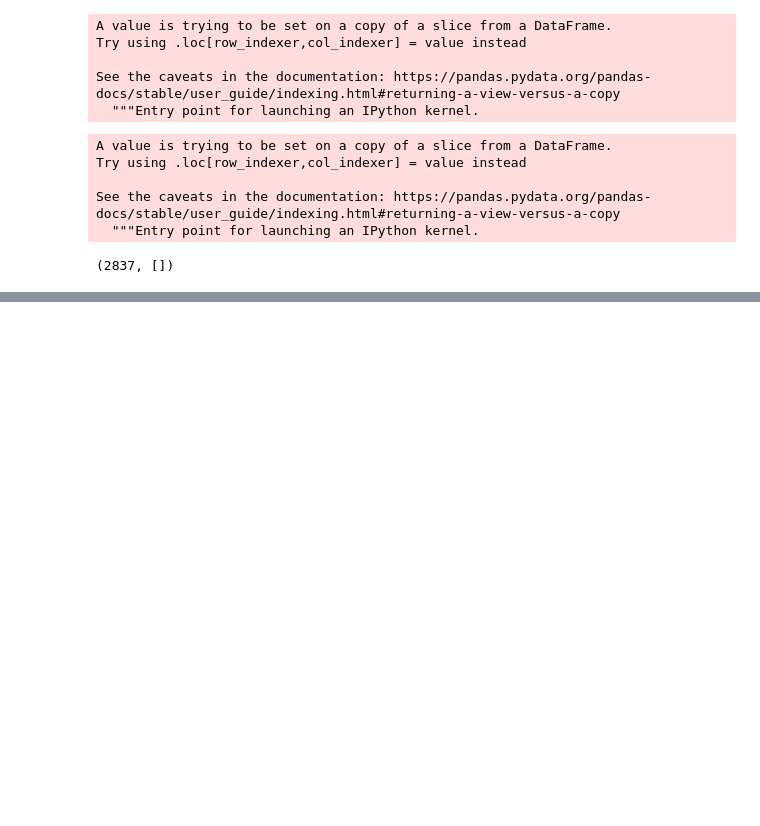
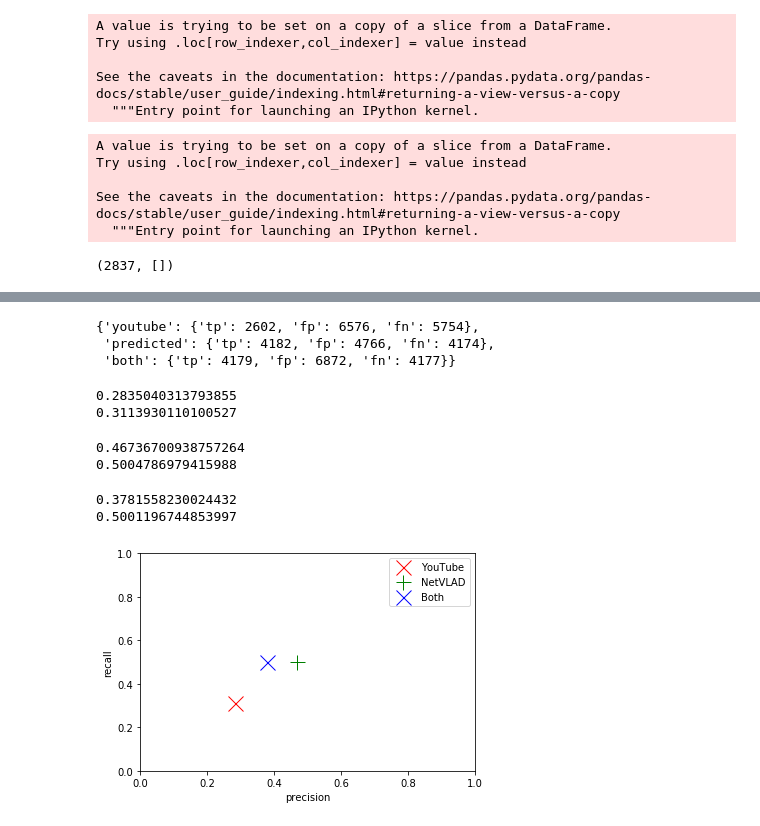
Before and after one commit to watemerald/Capstone, a Jupyter notebook: Evaluation Selection.ipynb, the cells around one changed output, grey strips where cells are left out. Cells and saved outputs as stored; diff of their text form; code cells hidden in the pictures; blank space fills up the shorter version.

```diff
--- a/Evaluation Selection.ipynb
+++ b/Evaluation Selection.ipynb
@@ -603,0 +739,31 @@ res.hits.
+# %%
+total_stats = reduce(reduce_stats, all_term_stats)
+total_stats
+# %% [output]
+{'youtube': {'tp': 2602, 'fp': 6576, 'fn': 5754},
+ 'predicted': {'tp': 4182, 'fp': 4766, 'fn': 4174},
+ 'both': {'tp': 4179, 'fp': 6872, 'fn': 4177}}
+# %%
+youtube_precision = total_stats['youtube']['tp'] / (total_stats['youtube']['tp'] + total_stats['youtube']['fp'])
+print(youtube_precision)
+youtube_recall = total_stats['youtube']['tp'] / (total_stats['youtube']['tp'] + total_stats['youtube']['fn'])
+print(youtube_recall)
+# %% [output]
+0.2835040313793855
+0.3113930110100527
+# %%
+predicted_precision = total_stats['predicted']['tp'] / (total_stats['predicted']['tp'] + total_stats['predicted']['fp'])
+print(predicted_precision)
+predicted_recall = total_stats['predicted']['tp'] / (total_stats['predicted']['tp'] + total_stats['predicted']['fn'])
+print(predicted_recall)
+# %% [output]
+0.46736700938757264
+0.5004786979415988
+# %%
+both_precision = total_stats['both']['tp'] / (total_stats['both']['tp'] + total_stats['both']['fp'])
+print(both_precision)
+both_recall = total_stats['both']['tp'] / (total_stats['both']['tp'] + total_stats['both']['fn'])
+print(both_recall)
+# %% [output]
+0.3781558230024432
+0.5001196744853997
@@ -603,0 +772,17 @@ res.hits.
+# %%
+plt.figure()
+plt.xlabel("precision")
+plt.ylabel("recall")
+plt.ylim(0,1)
+plt.xlim(0,1)
+
+p1, = plt.plot(youtube_precision, youtube_recall, "rx", markersize=15)
+p2, = plt.plot(predicted_precision, predicted_recall, "g+", markersize=15)
+p3, = plt.plot(both_precision, both_recall,"bx", markersize=15)
+
+
+plt.legend([p1,p2,p3],["YouTube", "NetVLAD", "Both"])
+
+plt.savefig("precision-recall.png")
+# %% [output]
+[figure, added]
```
Also changed, not shown: parts of 20 cells of this notebook, 2 other files.
